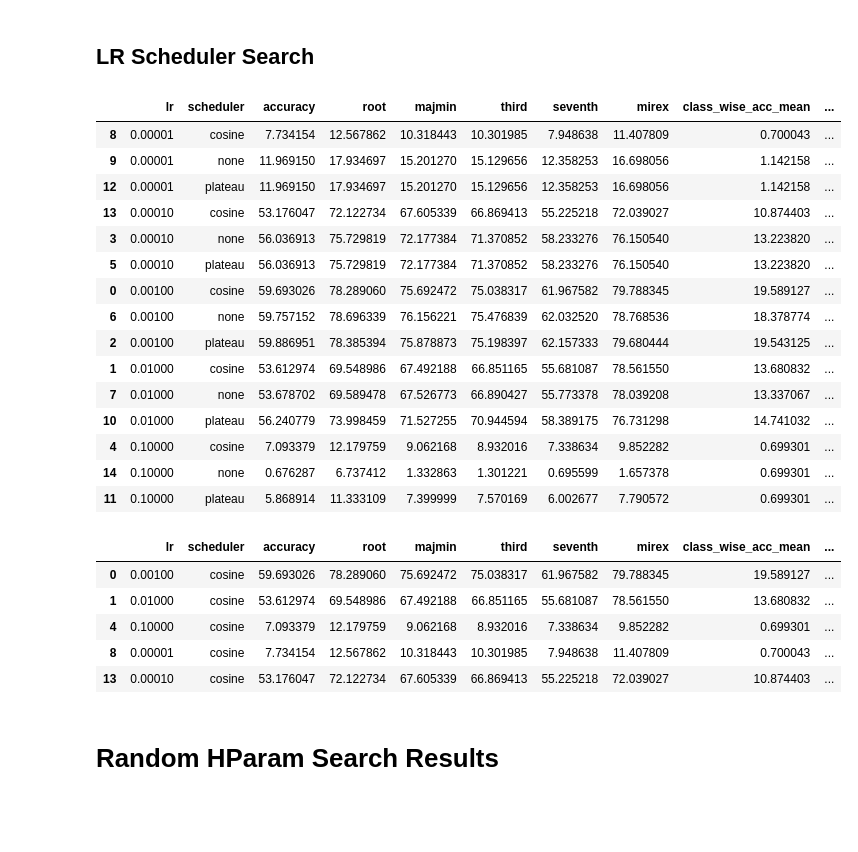
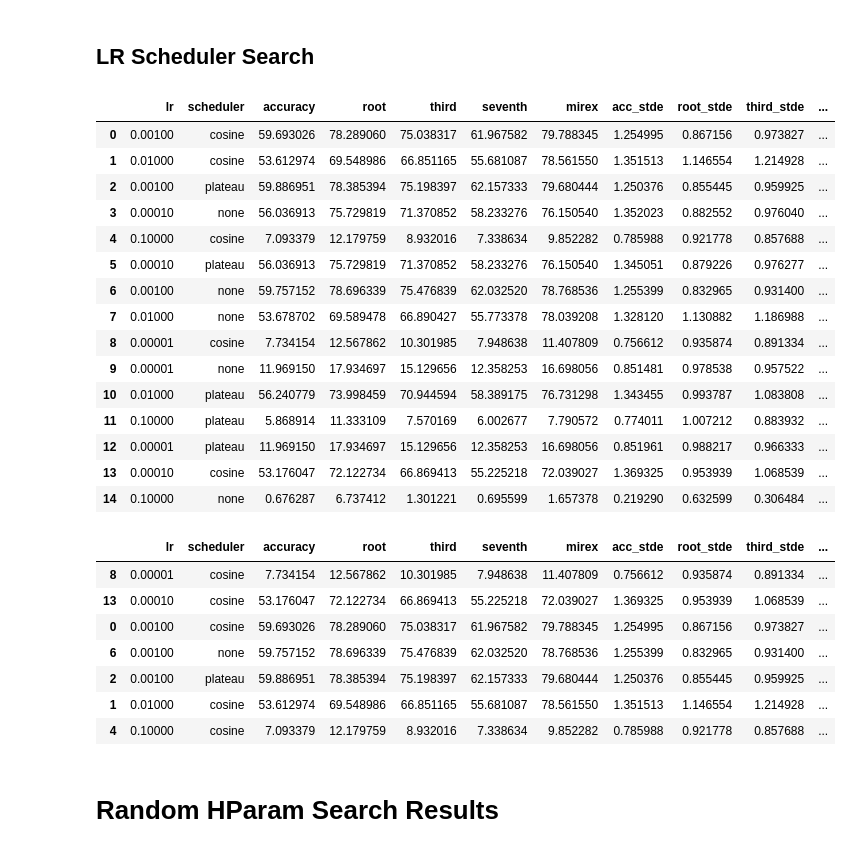
Before and after one commit to PierreRL/AutomaticChordRecognition, a Jupyter notebook: notebooks/experiments/3. Hyperparam Search.ipynb, the cells around one changed output. Drawn from its saved outputs; the diff is of its cells as text; code cells hidden in the pictures; blank space fills up the shorter version.

```diff
--- a/notebooks/experiments/3. Hyperparam Search.ipynb
+++ b/notebooks/experiments/3. Hyperparam Search.ipynb
@@ -31,10 +28,14 @@ for experiment in experiments:
         'scheduler': scheduler,
         'accuracy': data['mean']['acc'],
         'root': data['mean']['root'],
-        'majmin': data['mean']['majmin'],
         'third': data['mean']['third'],
         'seventh': data['mean']['seventh'],
         'mirex': data['mean']['mirex'],
+        'acc_stde': data['boostrap-stde']['acc'],
+        'root_stde': data['boostrap-stde']['root'],
+        'third_stde': data['boostrap-stde']['third'],
+        'seventh_stde': data['boostrap-stde']['seventh'],
+        'mirex_stde': data['boostrap-stde']['mirex'],
         'class_wise_acc_mean': data['class_wise']['acc']['mean'],
         'class_wise_acc_median': data['class_wise']['acc']['median'],
     })
@@ -43,33 +44,35 @@ df = pd.DataFrame(rows)
 # %%
 df
 # %% [output]
-|  | lr | scheduler | accuracy | root | majmin | third | seventh | mirex | class_wise_acc_mean | ... |
-| 8 | 0.00001 | cosine | 7.734154 | 12.567862 | 10.318443 | 10.301985 | 7.948638 | 11.407809 | 0.700043 | ... |
-| 9 | 0.00001 | none | 11.969150 | 17.934697 | 15.201270 | 15.129656 | 12.358253 | 16.698056 | 1.142158 | ... |
-| 12 | 0.00001 | plateau | 11.969150 | 17.934697 | 15.201270 | 15.129656 | 12.358253 | 16.698056 | 1.142158 | ... |
-| 13 | 0.00010 | cosine | 53.176047 | 72.122734 | 67.605339 | 66.869413 | 55.225218 | 72.039027 | 10.874403 | ... |
-| 3 | 0.00010 | none | 56.036913 | 75.729819 | 72.177384 | 71.370852 | 58.233276 | 76.150540 | 13.223820 | ... |
-| 5 | 0.00010 | plateau | 56.036913 | 75.729819 | 72.177384 | 71.370852 | 58.233276 | 76.150540 | 13.223820 | ... |
-| 0 | 0.00100 | cosine | 59.693026 | 78.289060 | 75.692472 | 75.038317 | 61.967582 | 79.788345 | 19.589127 | ... |
-| 6 | 0.00100 | none | 59.757152 | 78.696339 | 76.156221 | 75.476839 | 62.032520 | 78.768536 | 18.378774 | ... |
-| 2 | 0.00100 | plateau | 59.886951 | 78.385394 | 75.878873 | 75.198397 | 62.157333 | 79.680444 | 19.543125 | ... |
-| 1 | 0.01000 | cosine | 53.612974 | 69.548986 | 67.492188 | 66.851165 | 55.681087 | 78.561550 | 13.680832 | ... |
-| 7 | 0.01000 | none | 53.678702 | 69.589478 | 67.526773 | 66.890427 | 55.773378 | 78.039208 | 13.337067 | ... |
-| 10 | 0.01000 | plateau | 56.240779 | 73.998459 | 71.527255 | 70.944594 | 58.389175 | 76.731298 | 14.741032 | ... |
-| 4 | 0.10000 | cosine | 7.093379 | 12.179759 | 9.062168 | 8.932016 | 7.338634 | 9.852282 | 0.699301 | ... |
-| 14 | 0.10000 | none | 0.676287 | 6.737412 | 1.332863 | 1.301221 | 0.695599 | 1.657378 | 0.699301 | ... |
-| 11 | 0.10000 | plateau | 5.868914 | 11.333109 | 7.399999 | 7.570169 | 6.002677 | 7.790572 | 0.699301 | ... |
+|  | lr | scheduler | accuracy | root | third | seventh | mirex | acc_stde | root_stde | third_stde | ... |
+| 0 | 0.00100 | cosine | 59.693026 | 78.289060 | 75.038317 | 61.967582 | 79.788345 | 1.254995 | 0.867156 | 0.973827 | ... |
+| 1 | 0.01000 | cosine | 53.612974 | 69.548986 | 66.851165 | 55.681087 | 78.561550 | 1.351513 | 1.146554 | 1.214928 | ... |
+| 2 | 0.00100 | plateau | 59.886951 | 78.385394 | 75.198397 | 62.157333 | 79.680444 | 1.250376 | 0.855445 | 0.959925 | ... |
+| 3 | 0.00010 | none | 56.036913 | 75.729819 | 71.370852 | 58.233276 | 76.150540 | 1.352023 | 0.882552 | 0.976040 | ... |
+| 4 | 0.10000 | cosine | 7.093379 | 12.179759 | 8.932016 | 7.338634 | 9.852282 | 0.785988 | 0.921778 | 0.857688 | ... |
+| 5 | 0.00010 | plateau | 56.036913 | 75.729819 | 71.370852 | 58.233276 | 76.150540 | 1.345051 | 0.879226 | 0.976277 | ... |
+| 6 | 0.00100 | none | 59.757152 | 78.696339 | 75.476839 | 62.032520 | 78.768536 | 1.255399 | 0.832965 | 0.931400 | ... |
+| 7 | 0.01000 | none | 53.678702 | 69.589478 | 66.890427 | 55.773378 | 78.039208 | 1.328120 | 1.130882 | 1.186988 | ... |
+| 8 | 0.00001 | cosine | 7.734154 | 12.567862 | 10.301985 | 7.948638 | 11.407809 | 0.756612 | 0.935874 | 0.891334 | ... |
+| 9 | 0.00001 | none | 11.969150 | 17.934697 | 15.129656 | 12.358253 | 16.698056 | 0.851481 | 0.978538 | 0.957522 | ... |
+| 10 | 0.01000 | plateau | 56.240779 | 73.998459 | 70.944594 | 58.389175 | 76.731298 | 1.343455 | 0.993787 | 1.083808 | ... |
+| 11 | 0.10000 | plateau | 5.868914 | 11.333109 | 7.570169 | 6.002677 | 7.790572 | 0.774011 | 1.007212 | 0.883932 | ... |
+| 12 | 0.00001 | plateau | 11.969150 | 17.934697 | 15.129656 | 12.358253 | 16.698056 | 0.851961 | 0.988217 | 0.966333 | ... |
+| 13 | 0.00010 | cosine | 53.176047 | 72.122734 | 66.869413 | 55.225218 | 72.039027 | 1.369325 | 0.953939 | 1.068539 | ... |
+| 14 | 0.10000 | none | 0.676287 | 6.737412 | 1.301221 | 0.695599 | 1.657378 | 0.219290 | 0.632599 | 0.306484 | ... |
 # %%
 df.sort_values(by=['lr', 'scheduler'], inplace=True)
 # %%
-df[(df['scheduler'] == 'cosine') | (df['lr'] == '0.001')]
+df[(df['scheduler'] == 'cosine') | (df['lr'] == 0.001)].drop(columns=['class_wise_acc_mean', 'class_wise_acc_median'])
 # %% [output]
-|  | lr | scheduler | accuracy | root | majmin | third | seventh | mirex | class_wise_acc_mean | ... |
-| 0 | 0.00100 | cosine | 59.693026 | 78.289060 | 75.692472 | 75.038317 | 61.967582 | 79.788345 | 19.589127 | ... |
-| 1 | 0.01000 | cosine | 53.612974 | 69.548986 | 67.492188 | 66.851165 | 55.681087 | 78.561550 | 13.680832 | ... |
-| 4 | 0.10000 | cosine | 7.093379 | 12.179759 | 9.062168 | 8.932016 | 7.338634 | 9.852282 | 0.699301 | ... |
-| 8 | 0.00001 | cosine | 7.734154 | 12.567862 | 10.318443 | 10.301985 | 7.948638 | 11.407809 | 0.700043 | ... |
-| 13 | 0.00010 | cosine | 53.176047 | 72.122734 | 67.605339 | 66.869413 | 55.225218 | 72.039027 | 10.874403 | ... |
+|  | lr | scheduler | accuracy | root | third | seventh | mirex | acc_stde | root_stde | third_stde | ... |
+| 8 | 0.00001 | cosine | 7.734154 | 12.567862 | 10.301985 | 7.948638 | 11.407809 | 0.756612 | 0.935874 | 0.891334 | ... |
+| 13 | 0.00010 | cosine | 53.176047 | 72.122734 | 66.869413 | 55.225218 | 72.039027 | 1.369325 | 0.953939 | 1.068539 | ... |
+| 0 | 0.00100 | cosine | 59.693026 | 78.289060 | 75.038317 | 61.967582 | 79.788345 | 1.254995 | 0.867156 | 0.973827 | ... |
+| 6 | 0.00100 | none | 59.757152 | 78.696339 | 75.476839 | 62.032520 | 78.768536 | 1.255399 | 0.832965 | 0.931400 | ... |
+| 2 | 0.00100 | plateau | 59.886951 | 78.385394 | 75.198397 | 62.157333 | 79.680444 | 1.250376 | 0.855445 | 0.959925 | ... |
+| 1 | 0.01000 | cosine | 53.612974 | 69.548986 | 66.851165 | 55.681087 | 78.561550 | 1.351513 | 1.146554 | 1.214928 | ... |
+| 4 | 0.10000 | cosine | 7.093379 | 12.179759 | 8.932016 | 7.338634 | 9.852282 | 0.785988 | 0.921778 | 0.857688 | ... |
 # %% [markdown]
 # Random HParam Search Results
 # %%
```
Also changed, not shown: parts of 5 cells of this notebook, 8 other files.
